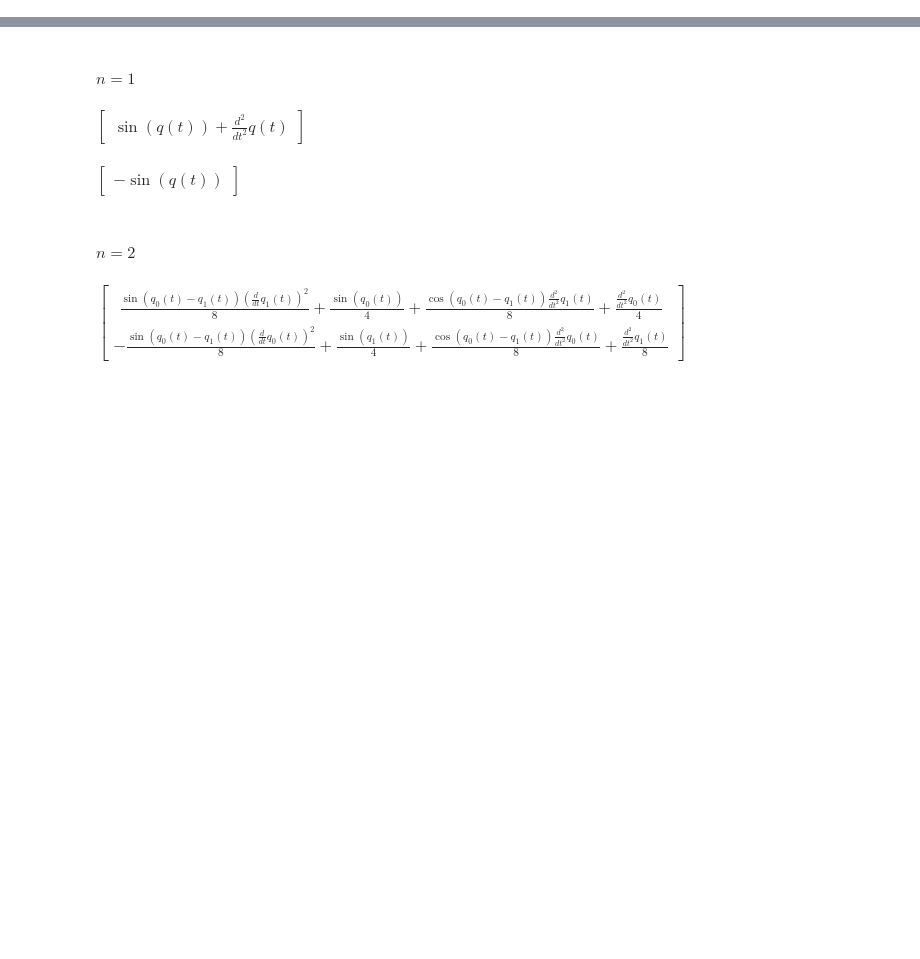
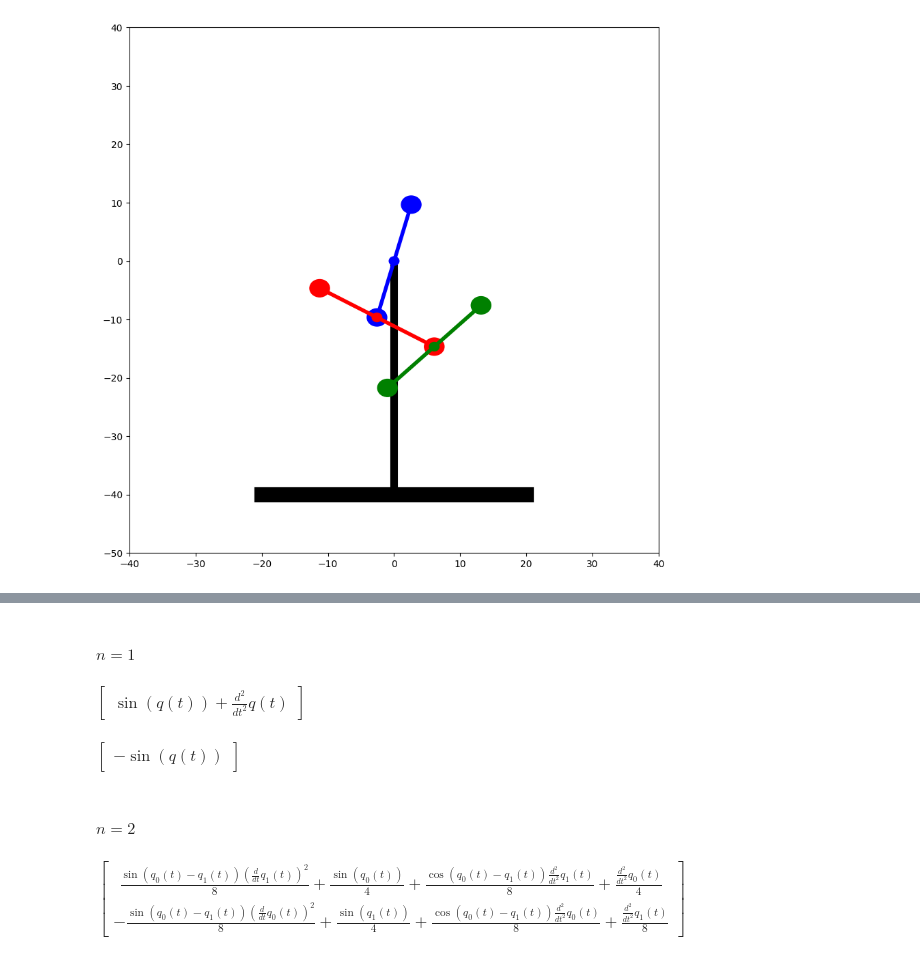
Before and after one commit to ethank5149/PyPendula, a Jupyter notebook: PyPendula.ipynb, the cells around one changed output, grey strips where cells are left out. Drawn from its saved outputs; the diff is of its cells as text; code cells hidden in the pictures; blank space fills up the shorter version.

Commit message:
created programmatic diagram script

```diff
--- a/PyPendula.ipynb
+++ b/PyPendula.ipynb
@@ -0,0 +4,4 @@
+# %%
+fig = show_diagram()
+# %% [output]
+[figure, added]
```
Also changed, not shown: parts of 3 cells of this notebook, 2 other files.
